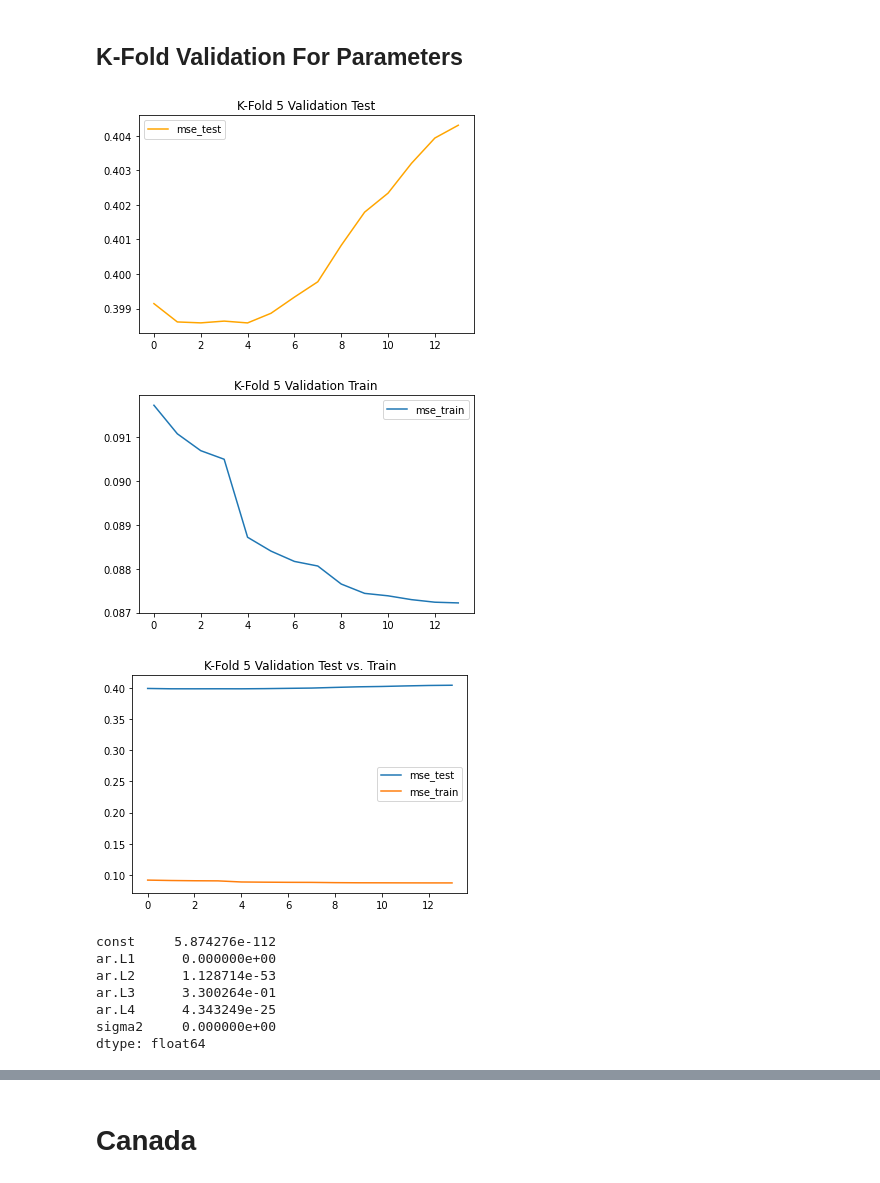
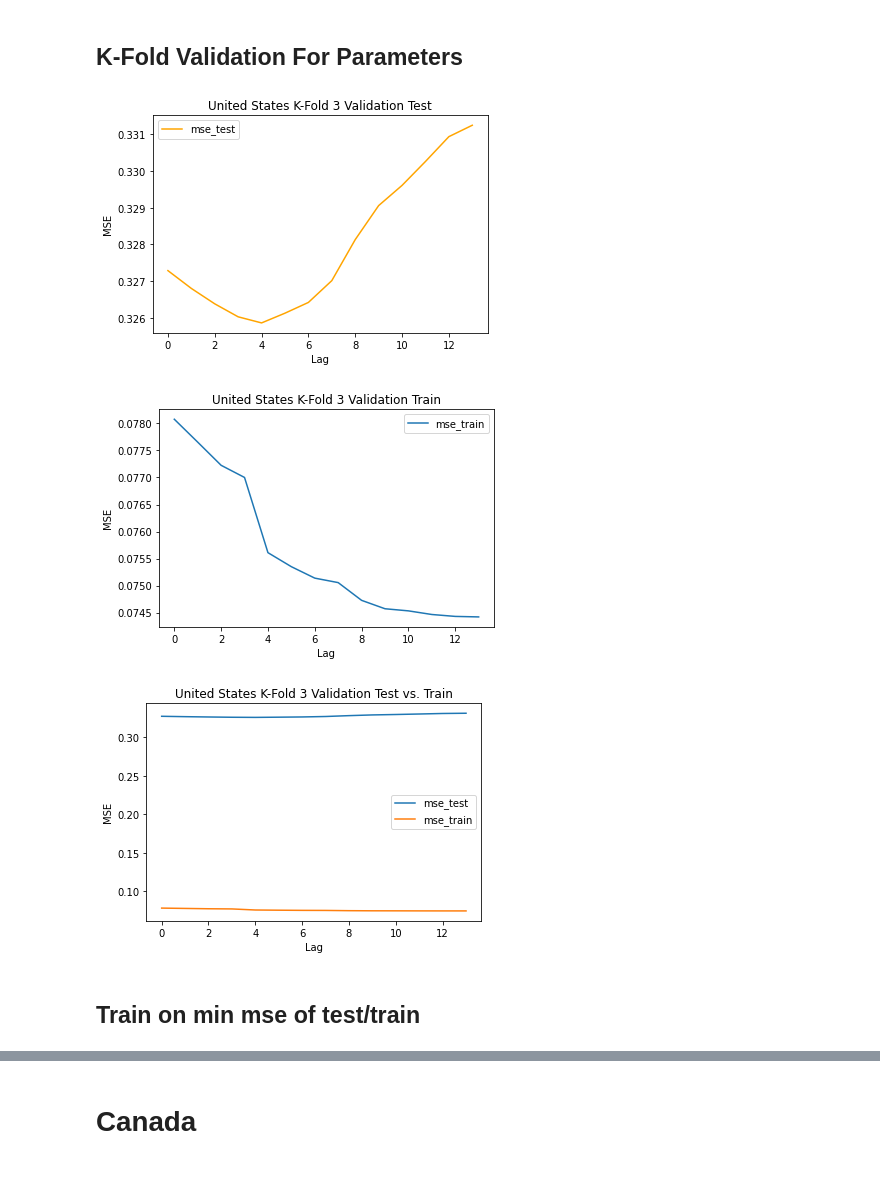
Before and after one commit to whistlepark/cogs109_final, a Jupyter notebook: Notebooks/Train-v2.ipynb, the cells around one changed output, grey strips where cells are left out. Saved outputs shown, nothing was run; the diff lists cells and outputs as text; code cells hidden in the pictures.

Commit message:
images, lots of images

```diff
--- a/Notebooks/Train-v2.ipynb
+++ b/Notebooks/Train-v2.ipynb
@@ -159,9 +159,7 @@ mse_k = []
 for i in range(1,15):
     mse_test = []
     mse_train = []
-    count=0
     for train_idx, test_idx in tscv.split(df_us):
-        count+=1
         train,test = df_us.iloc[train_idx],df_us.iloc[test_idx]
         model = ARIMA(train,order=(i,0,0)).fit()
         predict = model.predict(test.index.values[0],test.index.values[-1])
@@ -171,41 +169,29 @@ for i in range(1,15):
     mse_k.append((np.mean(mse_test),np.mean(mse_train)))
 # %%
 plt.plot([x[0] for x in mse_k],color='orange',label='mse_test')
-plt.title(f'United States K-Fold {n-split} Validation Test')
+plt.title(f'United States K-Fold {n_split} Validation Test')
 plt.xlabel('Lag')
 plt.ylabel('MSE')
 plt.legend(loc='best')
-plt.savefig(f'./Images/US/us_kfold{n-split}_test.jpeg')
+plt.savefig(f'./Images/US/us_kfold{n_split}_test.jpeg')
 # %% [output]
-[figure, old version]
+[figure, new version]
 # %%
 plt.plot([x[1] for x in mse_k],label='mse_train')
-plt.title(f'United States K-Fold {n-split} Validation Train')
+plt.title(f'United States K-Fold {n_split} Validation Train')
 plt.xlabel('Lag')
 plt.ylabel('MSE')
 plt.legend(loc='best')
-plt.savefig(f'./Images/US/us_kfold{n-split}_train.jpeg')
+plt.savefig(f'./Images/US/us_kfold{n_split}_train.jpeg')
 # %% [output]
-[figure, old version]
+[figure, new version]
 # %%
 plt.plot([x[0] for x in mse_k],label='mse_test')
 plt.plot([x[1] for x in mse_k],label='mse_train')
-plt.title(f'United States K-Fold {n-split} Validation Test vs. Train')
+plt.title(f'United States K-Fold {n_split} Validation Test vs. Train')
 plt.xlabel('Lag')
 plt.ylabel('MSE')
 plt.legend(loc='best')
-plt.savefig(f'./Images/US/us_kfold{n-split}_test_train.jpeg')
+plt.savefig(f'./Images/US/us_kfold{n_split}_test_train.jpeg')
 # %% [output]
-[figure, old version]
+[figure, new version]
-# %%
-model = ARIMA(train,order=(4,0,0)).fit()
-model.params
-model.pvalues
-# %% [output]
-const     5.874276e-112
-ar.L1      0.000000e+00
-ar.L2      1.128714e-53
-ar.L3      3.300264e-01
-ar.L4      4.343249e-25
-sigma2     0.000000e+00
-dtype: float64
@@ -218,0 +198,2 @@ f = arm.forecast(25)
+# %% [markdown]
+## Train on min mse of test/train
```
Also changed, not shown: parts of 22 cells of this notebook, 18 other files.
